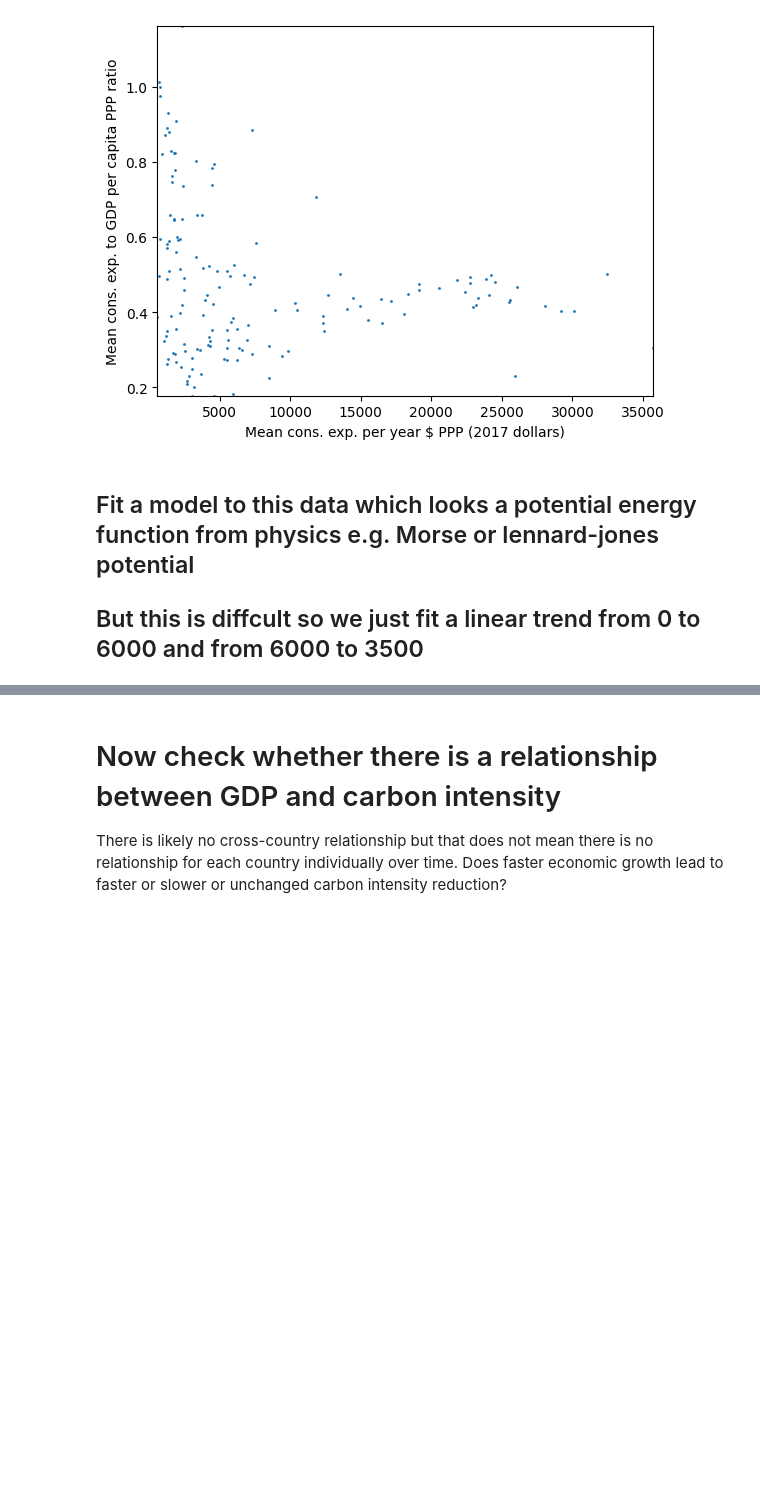
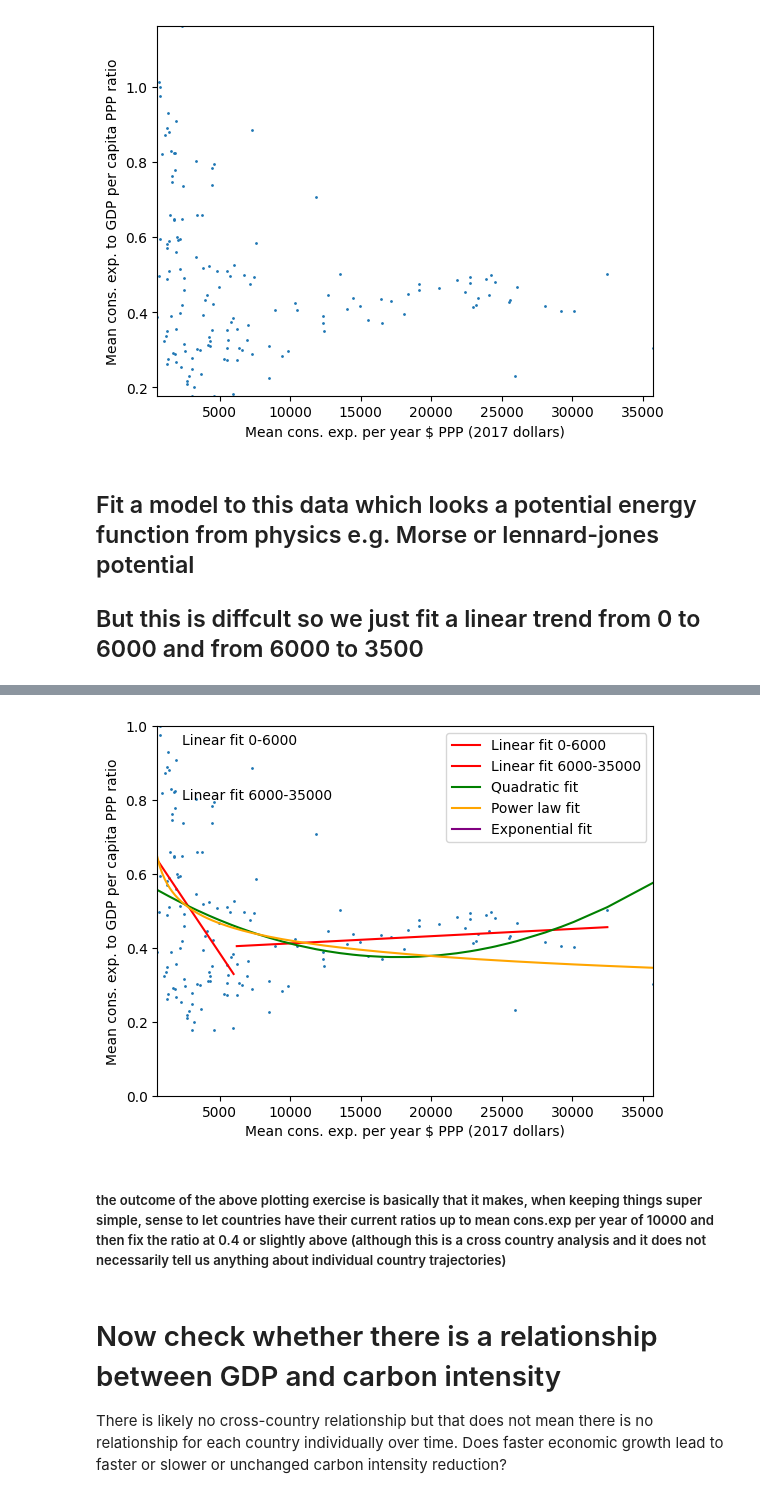
Before and after one commit to yannickoswald/convergence, a Jupyter notebook: first_data_explorations.ipynb, the cells around one changed output, grey strips where cells are left out. Drawn from its saved outputs; the diff is of its cells as text; code cells hidden in the pictures; blank space fills up the shorter version.

```diff
--- a/first_data_explorations.ipynb
+++ b/first_data_explorations.ipynb
@@ -86,3 +71,63 @@ plt.show()
+# %%
+def linear_fit(data, x_col, y_col):
+    return np.poly1d(np.polyfit(data[x_col], data[y_col], 1))
+
+def quadratic_fit(data, x_col, y_col):
+    return np.poly1d(np.polyfit(data[x_col], data[y_col], 2))
+
+def power_law(x, a, b):
+    return a * np.power(x, b)
+
+def exponential(x, a, b):
+    # Adding a check to avoid overflow
+    exp_val = a * np.exp(b * x)
+    return np.where(exp_val < 1e300, exp_val, 1e300)
+
+def fit_and_plot(data, x_col, y_col):
+    # Linear fits in specified ranges
+    ranges = [(0, 6000), (6000, 35000)]
+    linear_fits = []
+    for start, end in ranges:
+        mask = (data[x_col] >= start) & (data[x_col] <= end)
+        fit = linear_fit(data[mask], x_col, y_col)
+        linear_fits.append(fit)
+        plt.plot(np.unique(data[mask][x_col]), fit(np.unique(data[mask][x_col])), color='red')
+
+    # Quadratic and Power Law fits
+    quad_fit = quadratic_fit(data, x_col, y_col)
+    power_law_params = curve_fit(power_law, data[x_col], data[y_col])[0]
+    plt.plot(np.unique(data[x_col]), quad_fit(np.unique(data[x_col])), color='green')
+    plt.plot(np.unique(data[x_col]), power_law(np.unique(data[x_col]), *power_law_params), color='orange')
+
+    # Exponential fit with error handling
+    try:
+        exp_params = curve_fit(exponential, data[x_col], data[y_col])[0]
+        plt.plot(np.unique(data[x_col]), exponential(np.unique(data[x_col]), *exp_params), color='purple')
+    except RuntimeError as e:
+        print("Error in exponential fit:", e)
+
+    # Annotations and plotting
+    for i, (start, end) in enumerate(ranges):
+        plt.annotate(f'Linear fit {start}-{end}', xy=(0.05, 0.95 - i*0.15), xycoords='axes fraction')
+
+    plt.scatter(data[x_col], data[y_col], s=1)
+    plt.xlabel('Mean cons. exp. per year $ PPP (2017 dollars)')
+    plt.ylabel('Mean cons. exp. to GDP per capita PPP ratio')
+    plt.legend(['Linear fit 0-6000', 'Linear fit 6000-35000', 'Quadratic fit', 'Power law fit', 'Exponential fit'])
+    plt.margins(0)
+    plt.ylim(0, 1)
+    plt.show()
+
+# Adding a temporary column
+data['temp_mean_yearly'] = data['mean']*365
+
+# Updated example usage
+data['mean_to_gdp_pc_ppp_ratio'] = data['mean']*365/data['gdp_pc_ppp_2017']
+fit_and_plot(data, 'temp_mean_yearly', 'mean_to_gdp_pc_ppp_ratio')
+# %% [output]
+[figure, added]
+# %% [markdown]
+##### the outcome of the above plotting exercise is basically that it makes, when keeping things super simple, sense to let countries have their current ratios up to mean cons.exp per year of 10000 and then fix the ratio at 0.4 or slightly above (although this is a cross country analysis and it does not necessarily tell us anything about individual country trajectories)
 # %% [markdown]
 # Now check whether there is a relationship between GDP and carbon intensity
 
```
Also changed, not shown: parts of 2 cells of this notebook, 2 other files.
